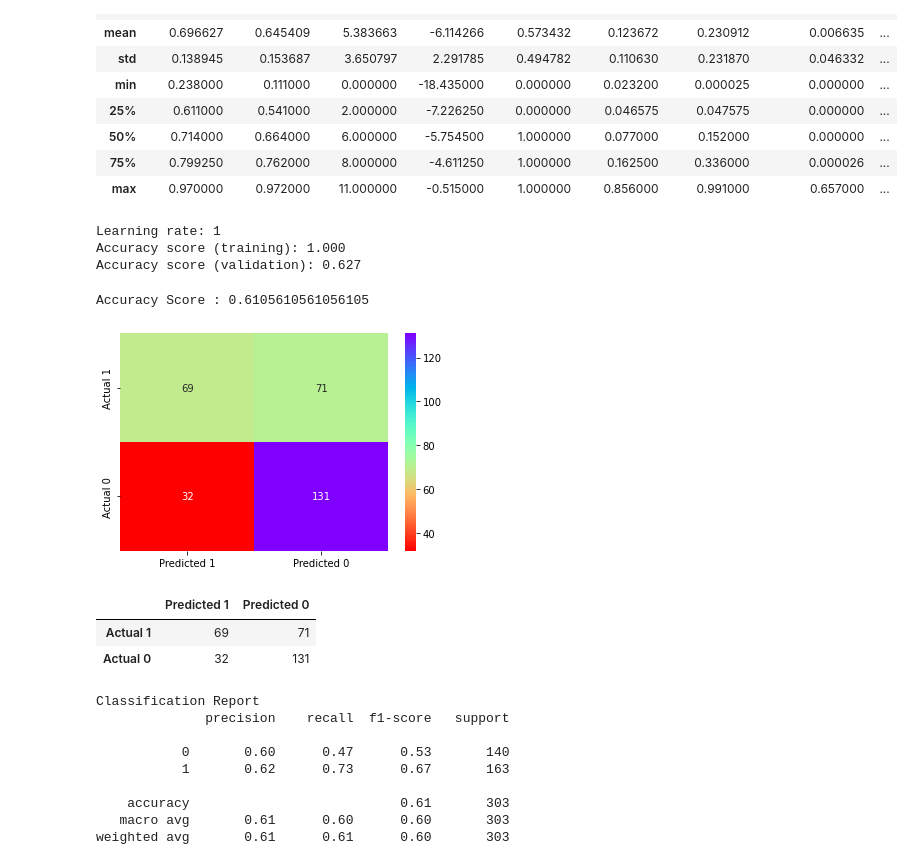
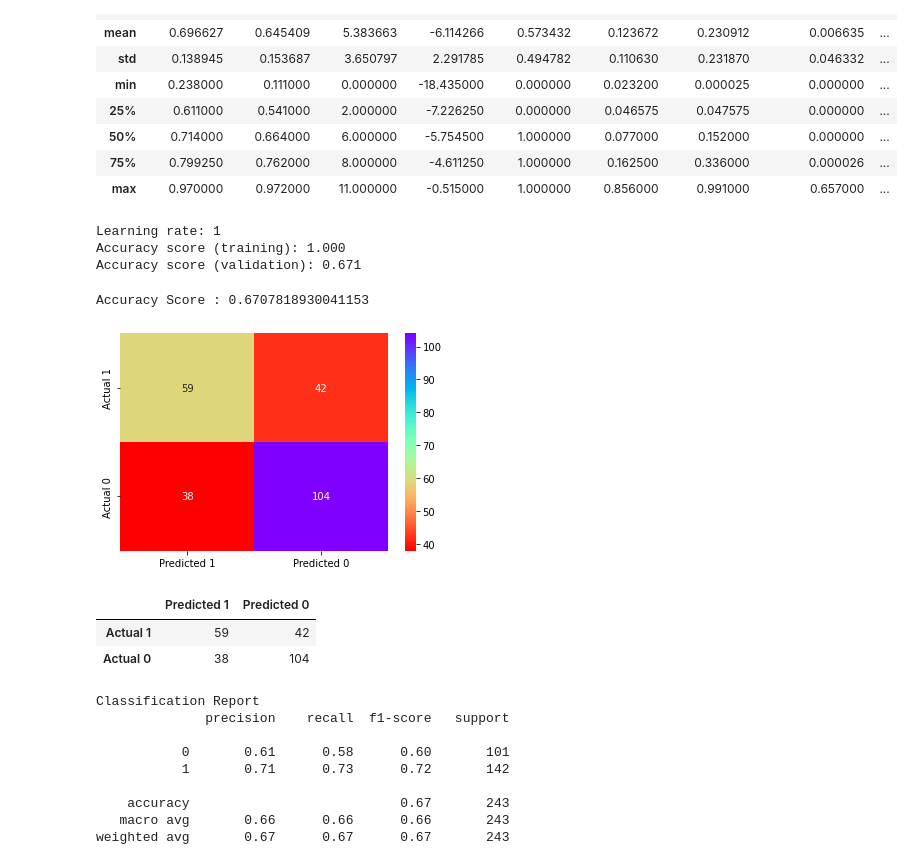
Before and after one commit to Azykan/Final-Project, a Jupyter notebook: Decision_Tree_ML.ipynb, the cells around one changed output. Drawn from its saved outputs; the diff is of its cells as text; code cells hidden in the pictures.

```diff
--- a/Decision_Tree_ML.ipynb
+++ b/Decision_Tree_ML.ipynb
@@ -450,7 +449,7 @@ X= X.drop("analysis_url", axis=1)
 from sklearn.model_selection import train_test_split
 from sklearn.preprocessing import StandardScaler
 X_train, X_test, y_train, y_test = train_test_split(X,
-   y, random_state=1)
+   y, random_state=78,train_size=0.80)
 # %%
 scaler = StandardScaler()
 X_scaler = scaler.fit(X_train)
@@ -462,12 +461,11 @@ X_test_scaled = X_scaler.transform(X_test)
 from sklearn.ensemble import GradientBoostingClassifier
 learning_rates = [0.01, 0.05, 0.1, 0.5, 1]
 for learning_rate in learning_rates:
-   classifier = GradientBoostingClassifier(n_estimators=78,
-   learning_rate=learning_rate,
-   max_features=5,
-   max_depth=3,
-   random_state=0)
-   classifier.fit(X_train_scaled, np.ravel(y_train,order='C'))
+   classifier = GradientBoostingClassifier(n_estimators=100,
+   learning_rate=1, max_features=5, max_depth=3, random_state=78)
+
+classifier.fit(X_train_scaled, y_train)
+prediction2 = classifier.predict(X_test_scaled)
 # %%
 print("Learning rate:", learning_rate)
 print("Accuracy score (training): {0:.3f}".format(
@@ -481,4 +479,4 @@ print("Accuracy score (validation): {0:.3f}".format(
 # %% [output]
 Learning rate: 1
 Accuracy score (training): 1.000
-Accuracy score (validation): 0.627
+Accuracy score (validation): 0.671
@@ -495,23 +487,23 @@ from sklearn.metrics import classification_report
 acc_score2 = accuracy_score(y_test, prediction2)
 print(f"Accuracy Score : {acc_score2}")
 # %% [output]
-Accuracy Score : 0.6105610561056105
+Accuracy Score : 0.6707818930041153
 # %%
-cm3 = confusion_matrix(y_test, predictions)
+cm3 = confusion_matrix(y_test, prediction2)
 cm3_df = pd.DataFrame(
    cm3, index=["Actual 1", "Actual 0"],
    columns=["Predicted 1", "Predicted 0"]
 )
 sns.heatmap(cm3_df,cmap="rainbow_r", annot=True,fmt=".0f"
            )
 #formatting the numbers in seaborn
 plt.show()
 
 cm3_df
 # %% [output]
-[figure, old version]
+[figure, new version]
 |  | Predicted 1 | Predicted 0 |
-| Actual 1 | 69 | 71 |
-| Actual 0 | 32 | 131 |
+| Actual 1 | 59 | 42 |
+| Actual 0 | 38 | 104 |
 # %%
 # Out of the songs that are not in Top 20s,
@@ -528,11 +520,11 @@ print(classification_report(y_test, prediction2))
 Classification Report
               precision    recall  f1-score   support
 
-           0       0.60      0.47      0.53       140
-           1       0.62      0.73      0.67       163
+           0       0.61      0.58      0.60       101
+           1       0.71      0.73      0.72       142
 
-    accuracy                           0.61       303
-   macro avg       0.61      0.60      0.60       303
-weighted avg       0.61      0.61      0.60       303
+    accuracy                           0.67       243
+   macro avg       0.66      0.66      0.66       243
+weighted avg       0.67      0.67      0.67       243
 # %%
 cm3_df.to_csv("Resources/BS_prediction.csv")
```
Also changed, not shown: parts of 13 cells of this notebook.
